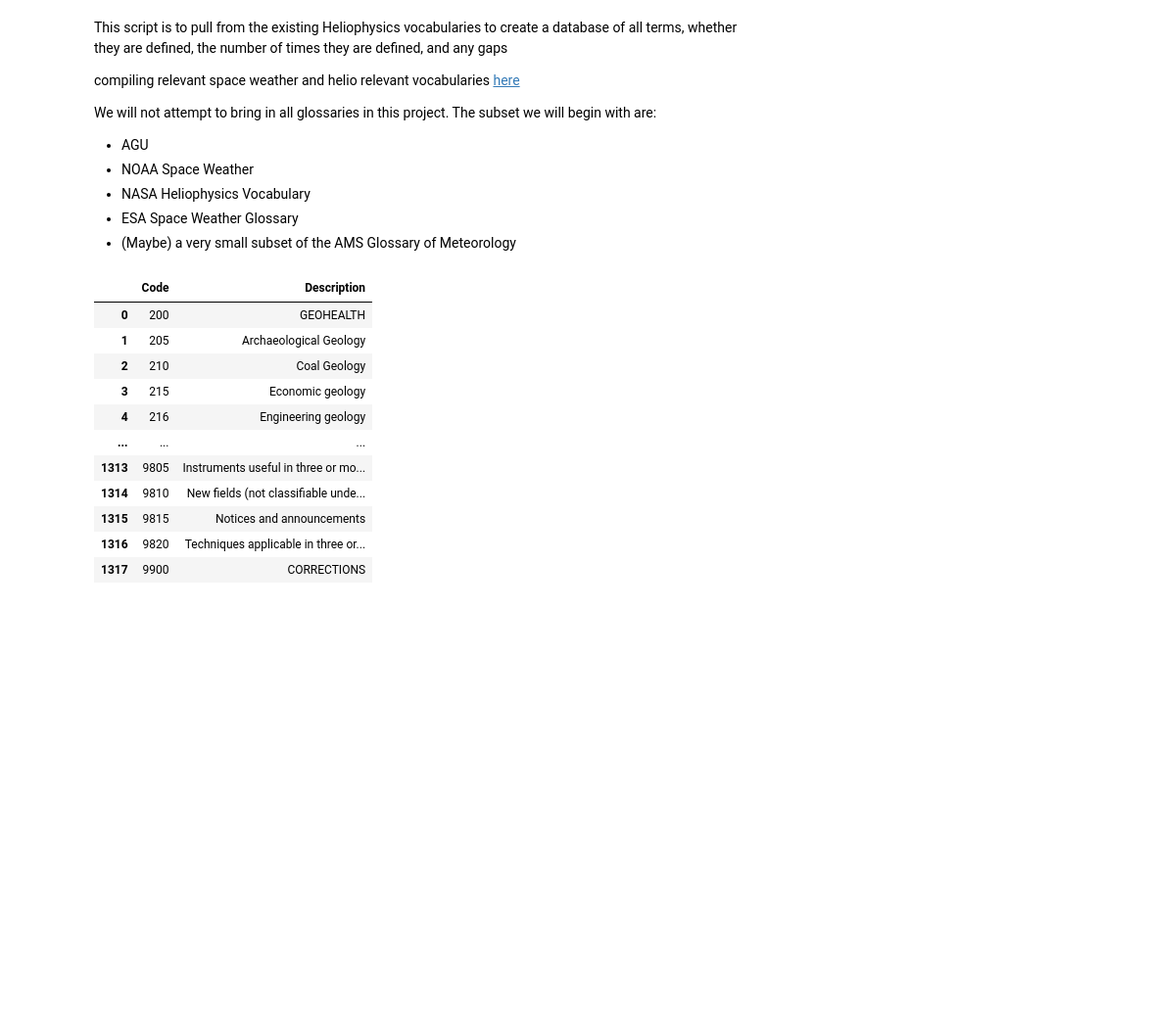
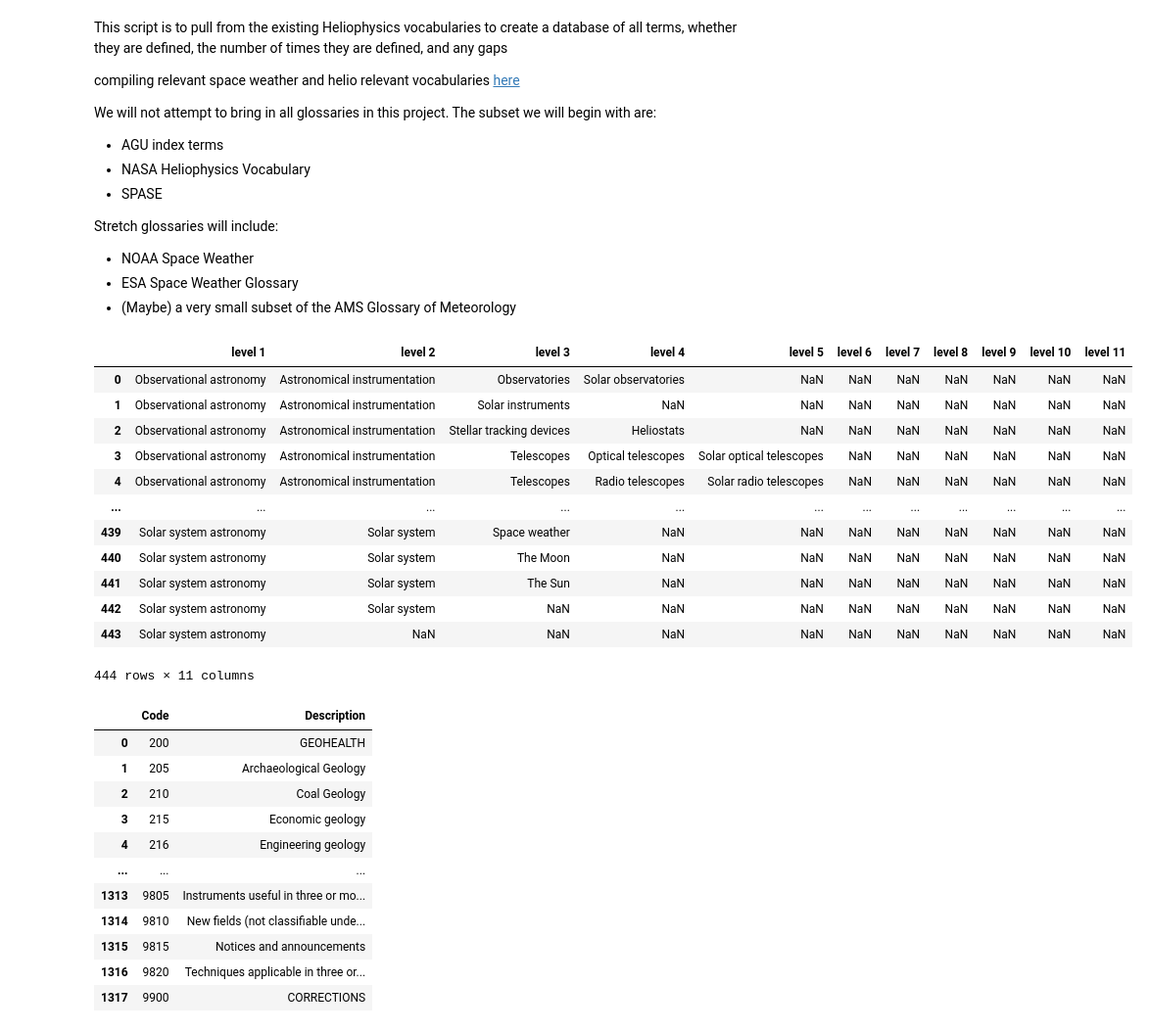
Before and after one commit to rmcgranaghan/Helio-KNOW, a Jupyter notebook: ADS_enrichment/compile_DB_existingVocabularies.ipynb, the cells around one changed output. Shown at 98% size. Saved outputs shown, nothing was run; the diff lists cells and outputs as text; code cells hidden in the pictures; blank space fills up the shorter version.

```diff
--- a/ADS_enrichment/compile_DB_existingVocabularies.ipynb
+++ b/ADS_enrichment/compile_DB_existingVocabularies.ipynb
@@ -4,9 +4,12 @@ This script is to pull from the existing Heliophysics vocabularies to create a d
 compiling relevant space weather and helio relevant vocabularies [here](https://docs.google.com/spreadsheets/d/15D5tm6TchdZXfwjnDpJMh8ICCsU4C3qGM-amX9YjZkM/edit?usp=sharing)
 
 We will not attempt to bring in all glossaries in this project. The subset we will begin with are:
-- AGU
+- AGU index terms
+- NASA Heliophysics Vocabulary
+- SPASE
+
+Stretch glossaries will include:
 - NOAA Space Weather
-- NASA Heliophysics Vocabulary
 - ESA Space Weather Glossary
 - (Maybe) a very small subset of the AMS Glossary of Meteorology
 # %%
@@ -15,6 +18,24 @@ import numpy as np
 import pandas as pd
 # %%
 directory_vocabs = 'data/'
+# %%
+# Read in existing solar-related terms from UAT
+pd_UAT = pd.read_csv(os.path.join(directory_vocabs,'UAT_Solar-related-concepts.csv'))
+pd_UAT
+# %% [output]
+|  | level 1 | level 2 | level 3 | level 4 | level 5 | level 6 | level 7 | level 8 | level 9 | level 10 | level 11 |
+| 0 | Observational astronomy | Astronomical instrumentation | Observatories | Solar observatories | NaN | NaN | NaN | NaN | NaN | NaN | NaN |
+| 1 | Observational astronomy | Astronomical instrumentation | Solar instruments | NaN | NaN | NaN | NaN | NaN | NaN | NaN | NaN |
+| 2 | Observational astronomy | Astronomical instrumentation | Stellar tracking devices | Heliostats | NaN | NaN | NaN | NaN | NaN | NaN | NaN |
+| 3 | Observational astronomy | Astronomical instrumentation | Telescopes | Optical telescopes | Solar optical telescopes | NaN | NaN | NaN | NaN | NaN | NaN |
+| 4 | Observational astronomy | Astronomical instrumentation | Telescopes | Radio telescopes | Solar radio telescopes | NaN | NaN | NaN | NaN | NaN | NaN |
+| ... | ... | ... | ... | ... | ... | ... | ... | ... | ... | ... | ... |
+| 439 | Solar system astronomy | Solar system | Space weather | NaN | NaN | NaN | NaN | NaN | NaN | NaN | NaN |
+| 440 | Solar system astronomy | Solar system | The Moon | NaN | NaN | NaN | NaN | NaN | NaN | NaN | NaN |
+| 441 | Solar system astronomy | Solar system | The Sun | NaN | NaN | NaN | NaN | NaN | NaN | NaN | NaN |
+| 442 | Solar system astronomy | Solar system | NaN | NaN | NaN | NaN | NaN | NaN | NaN | NaN | NaN |
+| 443 | Solar system astronomy | NaN | NaN | NaN | NaN | NaN | NaN | NaN | NaN | NaN | NaN |
+444 rows × 11 columns
 # %%
 # Read in AGU Index Terms
 pd_agu = pd.read_excel(os.path.join(directory_vocabs,'agu-index-terms.xlsx'))
```
Also changed, not shown: parts of 7 cells of this notebook, 5 other files.
